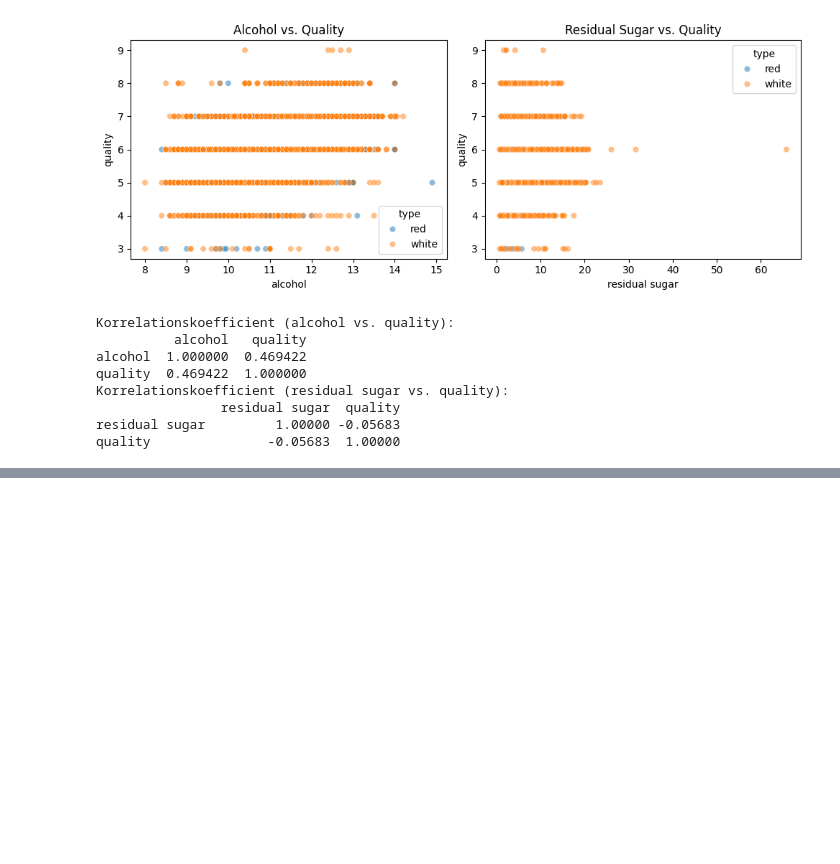
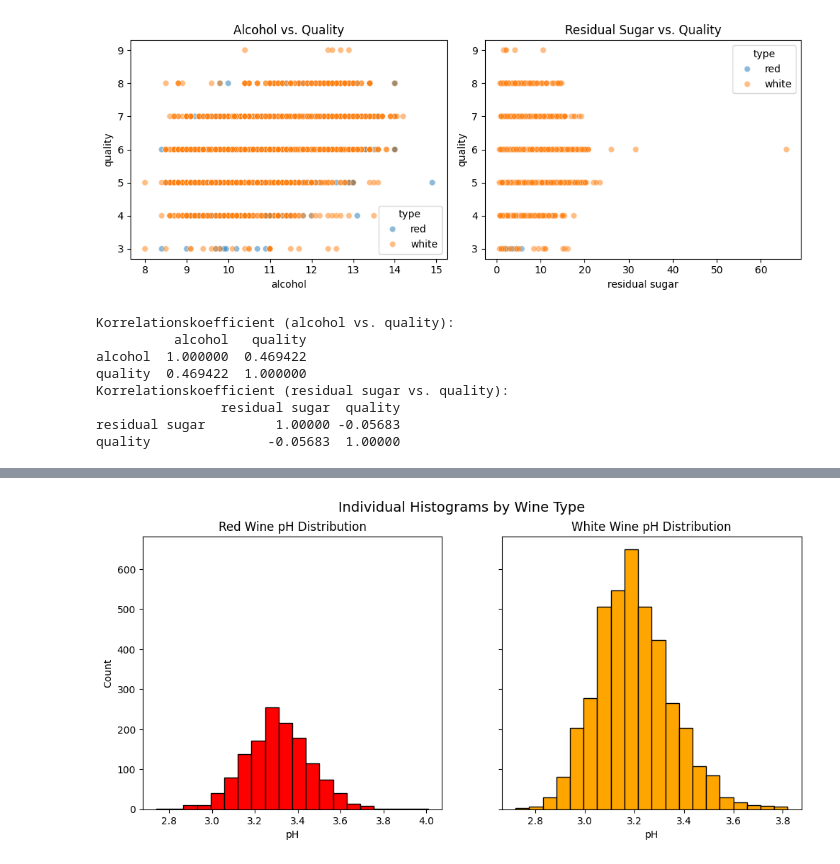
Before and after one commit to Gervig/Business-Intelligence, a Jupyter notebook: MP2/MP2.ipynb, the cells around one changed output, grey strips where cells are left out. Cells and saved outputs as stored; diff of their text form; code cells hidden in the pictures; blank space fills up the shorter version.

```diff
--- a/MP2/MP2.ipynb
+++ b/MP2/MP2.ipynb
@@ -441,0 +504,17 @@ quality               -0.05683  1.00000
+# %%
+#Individual graphs for red and white wines.
+fig, axes = plt.subplots(1, 2, figsize=(12,5), sharey=True)
+
+axes[0].hist(wine[wine["type_encoded"]==0]["pH"], bins=20, color="red", edgecolor="black")
+axes[0].set_title("Red Wine pH Distribution")
+axes[0].set_xlabel("pH")
+axes[0].set_ylabel("Count")
+
+axes[1].hist(wine[wine["type_encoded"]==1]["pH"], bins=20, color="orange", edgecolor="black")
+axes[1].set_title("White Wine pH Distribution")
+axes[1].set_xlabel("pH")
+
+plt.suptitle("Individual Histograms by Wine Type", fontsize=14)
+plt.show()
+# %% [output]
+[figure, added]
```
Also changed, not shown: parts of 4 cells of this notebook.
